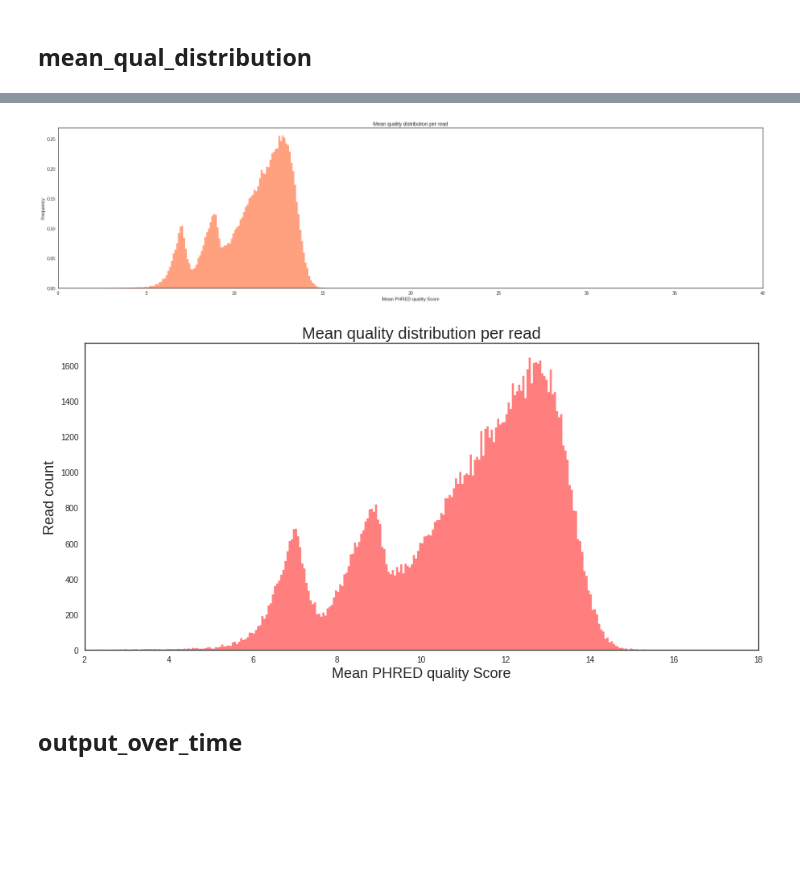
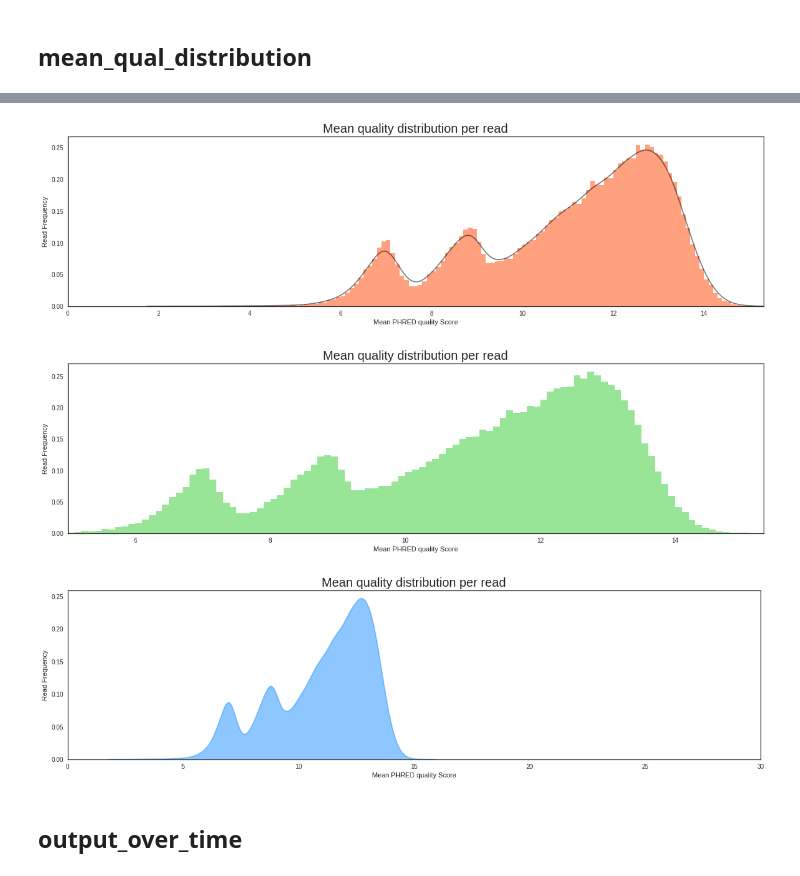
Before and after one commit to a-slide/pycoQC, a Jupyter notebook: pycoQC/test_pycoQC.ipynb, the cells around one changed output, grey strips where cells are left out. Drawn from its saved outputs; the diff is of its cells as text; code cells hidden in the pictures; blank space fills up the shorter version.

```diff
--- a/pycoQC/test_pycoQC.ipynb
+++ b/pycoQC/test_pycoQC.ipynb
@@ -122,16 +203,21 @@ mean_qual_distribution(self, figsize=[30, 7], color='orangered', alpha=0.5, norm
     => Return
         A matplotlib.axes object for further user customisation (http://matplotlib.org/api/axes_api.html)
-# %%
-g = p.mean_qual_distribution()
-g = p.mean_qual_distribution(figsize=[15, 7], color='red', alpha=0.5, normed=False, win_size=0.05, xmin=2, xmax=18)
-
-# Changing size of the axis title and labels
-g.title.set_fontsize(20)
-g.xaxis.label.set_fontsize(18)
-g.yaxis.label.set_fontsize(18)
-# %% [output]
-[figure, removed]
-[figure, removed]
+# %%
+# Default option = histogram + kde
+g = p.mean_qual_distribution(figsize=[20, 5])
+g.title.set_fontsize(20)
+
+# histogram only
+g = p.mean_qual_distribution(figsize=[20, 5], kde=False, hist_color="limegreen", xmin=5)
+g.title.set_fontsize(20)
+
+# kde only
+g = p.mean_qual_distribution(figsize=[20, 5], hist=False, kde_color="dodgerblue", xmax=30)
+g.title.set_fontsize(20)
+# %% [output]
+[figure, added]
+[figure, added]
+[figure, added]
 # %% [markdown]
 ## output_over_time
 # %%
```
Also changed, not shown: parts of 20 cells of this notebook, 16 other files.
